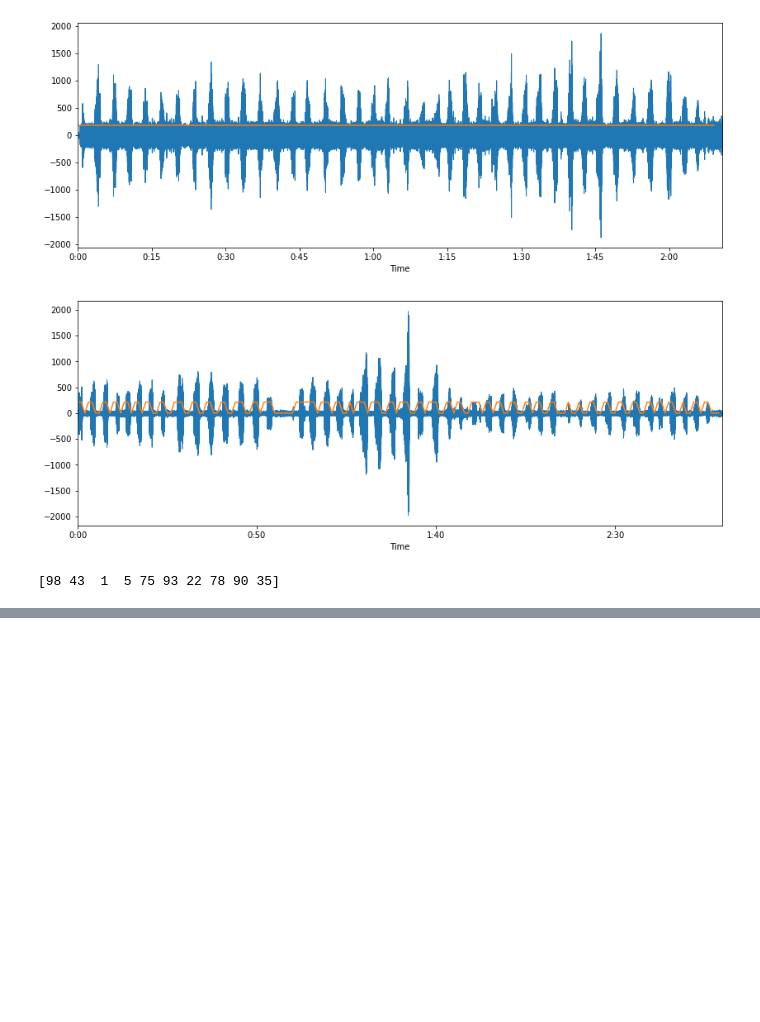
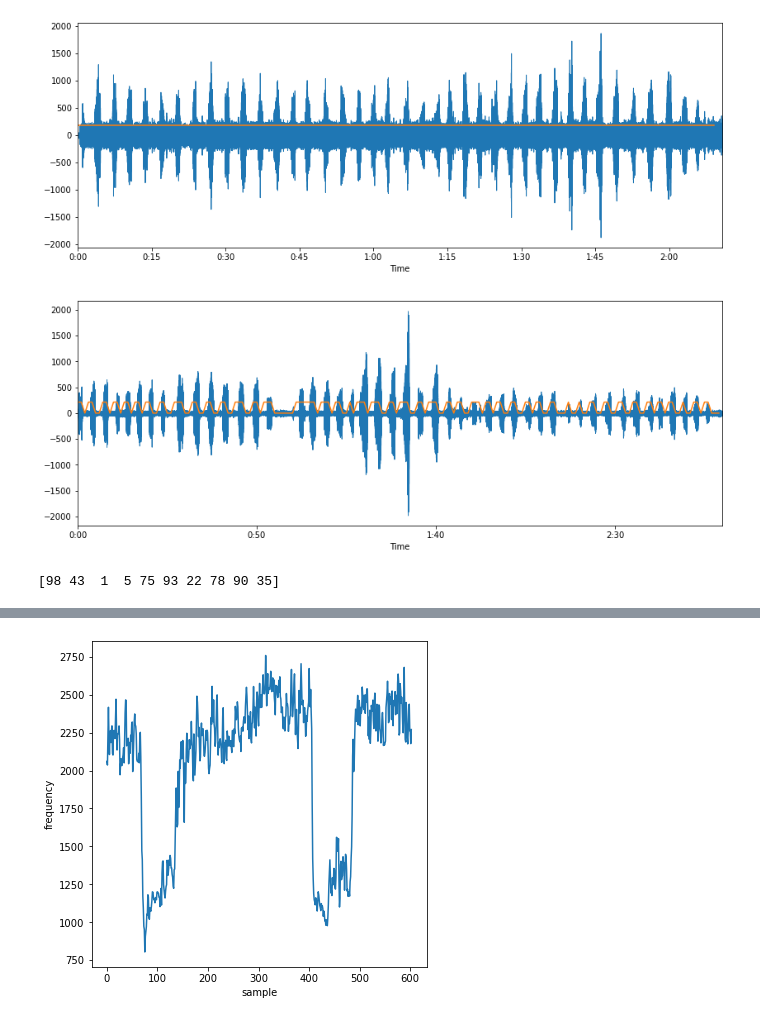
Before and after one commit to wdwlinda/Snoring_Detection_full, a Jupyter notebook: test.ipynb, the cells around one changed output, grey strips where cells are left out. Cells and saved outputs as stored; diff of their text form; code cells hidden in the pictures; blank space fills up the shorter version.

```diff
--- a/test.ipynb
+++ b/test.ipynb
@@ -436,7 +456,7 @@ def pick_peak(y, filename, hop_length, pre_max, post_max, pre_avg, post_avg, del
     #     sr = 44100
     # print(len(y), len(y)/sr)
     # Get file duration in seconds
-    duration = librosa.get_duration(y)
+    # duration = librosa.get_duration(y)
 
     # Print duration to console
     # print("File duration(s): ", str(datetime.timedelta(seconds=duration)))
@@ -498,6 +518,10 @@ if __name__ == '__main__':
                 print(f)
                 y, sr = get_audio_waveform(f)
                 ae = envelope_plot(y, frame_size, hop_length)
+
+                # TODO: check is it work?
+                y = y * np.abs(y) / 2
+
                 peak_times = pick_peak(y, f, hop_length, 1e5, 1e5, 1e3, 1e3, delta=2*np.mean(ae), wait=10, save_path=save_p)
                 # peak_times = pick_peak(y, f, hop_length, 1e5, 1e5, 3, 5, delta=0.5, wait=10, save_path=save_p)
                 peak_times = np.unique(np.int32(peak_times))
@@ -512,3 +543,92 @@ if __name__ == '__main__':
+# %%
+# Frequency analysis
+from __future__ import print_function
+import librosa
+import librosa.display
+import numpy as np
+import datetime
+import csv
+from pydub import AudioSegment
+import matplotlib.pyplot as plt
+from scipy.signal import hilbert, chirp
+
+
+def get_audio_waveform(filename):
+    if filename.endswith('wav'):
+        y, sr = librosa.load(filename)
+    elif filename.endswith('m4a'):
+        y = AudioSegment.from_file(filename, format='m4a').get_array_of_samples()
+        y = np.float32(np.array(y))
+        sr = 44100
+    return y, sr
+
+
+def get_frquency(signal, sr, n_fft):
+    # short time fourier transform
+    # (n_fft and hop length determine frequency/time resolution)
+    S = librosa.stft(signal, n_fft=n_fft, hop_length=n_fft//2)
+    # convert to db
+    # (for your CNN you might want to skip this and rather ensure zero mean and unit variance)
+    cent = librosa.feature.spectral_centroid(y=signal, sr=sr)
+    # return librosa.amplitude_to_db(np.abs(S), ref=np.max)
+
+    return cent[0]
+    # return S
+
+def get_audio_clip(signal, time_interval, sample_rate):
+    signal_interval = [int(time_interval[0]*sample_rate), int(time_interval[1]*sample_rate)]
+    return signal[signal_interval[0]:signal_interval[1]]
+
+
+def frequency_analysis():
+    n_fft = 2048
+    filename = rf'C:\Users\test\Desktop\Leon\Datasets\ASUS_snoring\1620055140118_ASUS_I002D\1620055140118_ASUS_I002D_12.m4a'
+    time_interval = [56, 57]
+    time_interval = [62, 63]
+    time_interval = [56, 63]
+    # time_interval = [2, 3]
+    # time_interval = [1, 20]
+
+    # time_interval = [79, 80.5]
+    # time_interval = [159, 160]
+    # Load audio
+    signal, sr = get_audio_waveform(filename)
+
+    # Get audio clip
+    signal = get_audio_clip(signal, time_interval, sr)
+
+    # Convert to frquency domain
+    f = get_frquency(signal, sr, n_fft)
+    # print(f)
+
+    # # average over file
+    # D_AVG = np.mean(f, axis=1)
+    # plt.bar(np.arange(D_AVG.shape[0]), D_AVG)
+    # x_ticks_positions = [n for n in range(0, n_fft // 2, n_fft // 16)]
+    # x_ticks_labels = [str(int(sr / 2048 * n)) + 'Hz' for n in x_ticks_positions]
+    # print(x_ticks_positions)
+    # print(x_ticks_labels)
+    # plt.xticks(x_ticks_positions, x_ticks_labels)
+    # plt.xlabel('Frequency')
+    # plt.ylabel('dB')
+    # plt.show()
+
+    # # plot
+    plt.figure(figsize=(6,6))
+    plt.plot(f)
+    plt.xlabel('sample')
+    plt.ylabel('frequency')
+    plt.show()
+
+
+def main():
+    frequency_analysis()
+
+
+if __name__ == '__main__':
+    main()
+# %% [output]
+[figure, added]
 # %%
 # Statistics of peak value
 from __future__ import print_function
```
Also changed, not shown: parts of 3 cells of this notebook, 4 other files.
